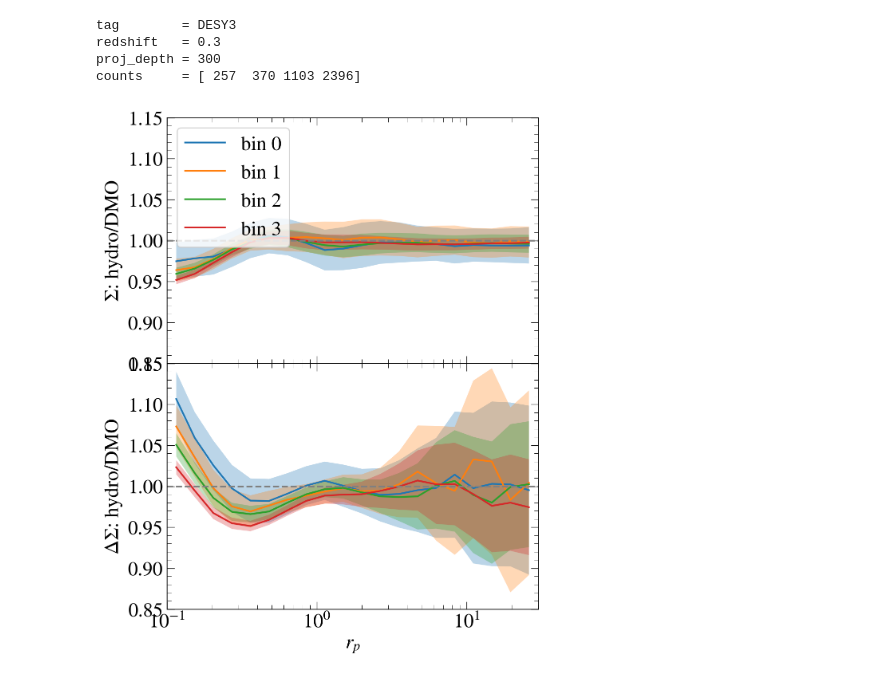
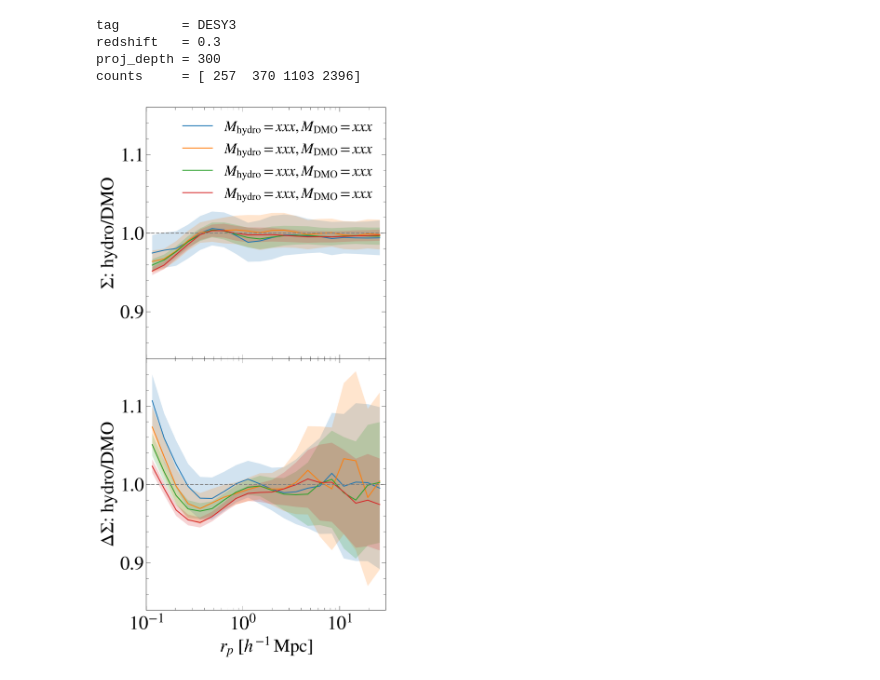
Before and after one commit to LeiAstro/projections_selection-bias_for_multi-wave_clusters_FLAMINGO, a Jupyter notebook: code/lensing_hydro_dmo_added_data.ipynb, the cells around one changed output. Cells and saved outputs as stored; diff of their text form; code cells hidden in the pictures.

```diff
--- a/code/lensing_hydro_dmo_added_data.ipynb
+++ b/code/lensing_hydro_dmo_added_data.ipynb
@@ -107,7 +107,7 @@ counts     = [ 257  370 1103 2396]
 fig, axes = plt.subplots(
     2, 1,
     sharex=True,
-    figsize=(6, 8),
+    figsize=(7, 13),
     gridspec_kw={'hspace': 0}
 )
 
@@ -115,12 +115,6 @@ fig, axes = plt.subplots(
 
 nbin = 4
 for ibin in range(nbin):
-
-    # ----------- TODO: placeholder  -----------
-    # rp = np.geomspace(0.1, 30)
-    # Sigma = 0*rp+1.05
-    # DeltaSigma = Sigma
-    # err = 0*rp+0.01
 
     # ---------- Sigma ----------
     Sig_hydro_mean = np.asarray(
@@ -157,38 +151,38 @@ for ibin in range(nbin):
     )
 
     ratio_ds_mean, ratio_ds_err = ratio_and_err(
         DS_hydro_mean, DS_hydro_err,
         DS_dmo_mean, DS_dmo_err
     )
 
     # ----------------------
 
     # top panel for Sigma
-    line = axes[0].plot(rp, ratio_sig_mean, label=f'bin {ibin}')
-    axes[0].fill_between(rp, ratio_sig_mean-ratio_sig_err, ratio_sig_mean+ratio_sig_err, interpolate=True, facecolor=line[0].get_c(), alpha=0.3)
+    #### TODO: add the mean mass of each sample
+    line = axes[0].plot(rp, ratio_sig_mean, label=r'$M_{\rm hydro}=xxx, M_{\rm DMO}=xxx$')
+    axes[0].fill_between(rp, ratio_sig_mean-ratio_sig_err, ratio_sig_mean+ratio_sig_err, interpolate=True, facecolor=line[0].get_c(), alpha=0.2)
 
     # bottom panel for DeltaSigma
     line = axes[1].plot(rp, ratio_ds_mean)
-    axes[1].fill_between(rp, ratio_ds_mean-ratio_ds_err, ratio_ds_mean+ratio_ds_err, interpolate=True, facecolor=line[0].get_c(), alpha=0.3)
+    axes[1].fill_between(rp, ratio_ds_mean-ratio_ds_err, ratio_ds_mean+ratio_ds_err, interpolate=True, facecolor=line[0].get_c(), alpha=0.2)
 
 
 axes[0].set_ylabel(r'$\Sigma$: hydro/DMO')
 axes[1].set_ylabel(r'$\Delta\Sigma$: hydro/DMO')
 
 
 axes[0].tick_params(labelbottom=False)
-axes[1].set_xlabel(r'$r_p$')
+axes[1].set_xlabel(r"$r_p \; [h^{-1}\,\mathrm{Mpc}]$")
 axes[0].legend()
 
 for ipanel in [0, 1]:
     ax = axes[ipanel]
     ax.axhline(1, c='gray', ls='--')
-    ax.set_ylim(0.85, 1.15)
+    ax.set_ylim(0.84, 1.16)
     ax.set_xlim(0.1, 30)
     ax.set_xscale('log')
     ax.grid(False)
-plt.show()
 
-#plt.savefig('../plots/lensing_hydro_dmo.pdf')
+plt.savefig('../plots/lensing_hydro_dmo.pdf')
 # %% [output]
-[figure, old version]
+[figure, new version]
```
Also changed, not shown: 1 other file.
